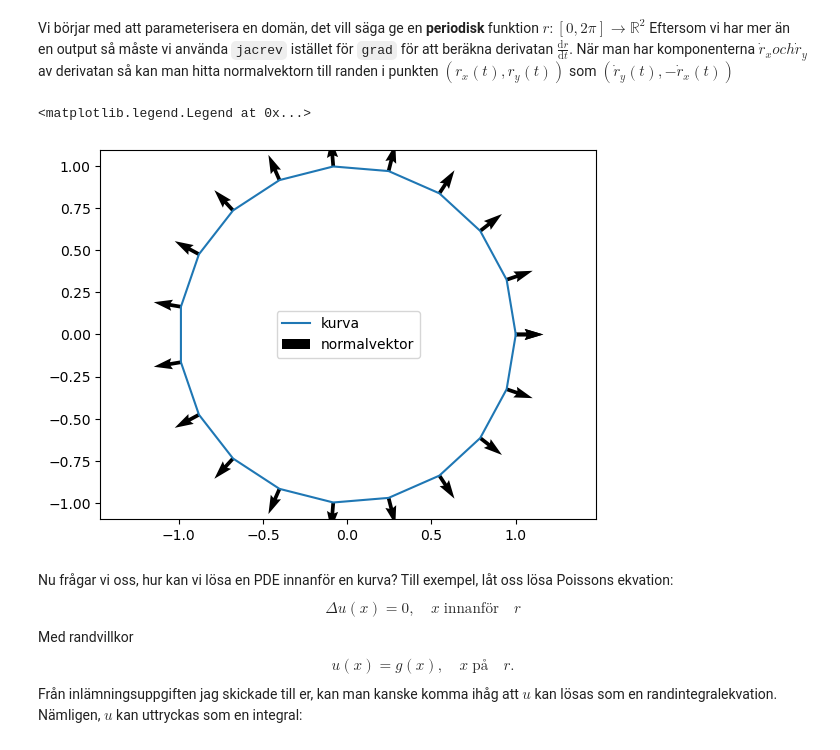
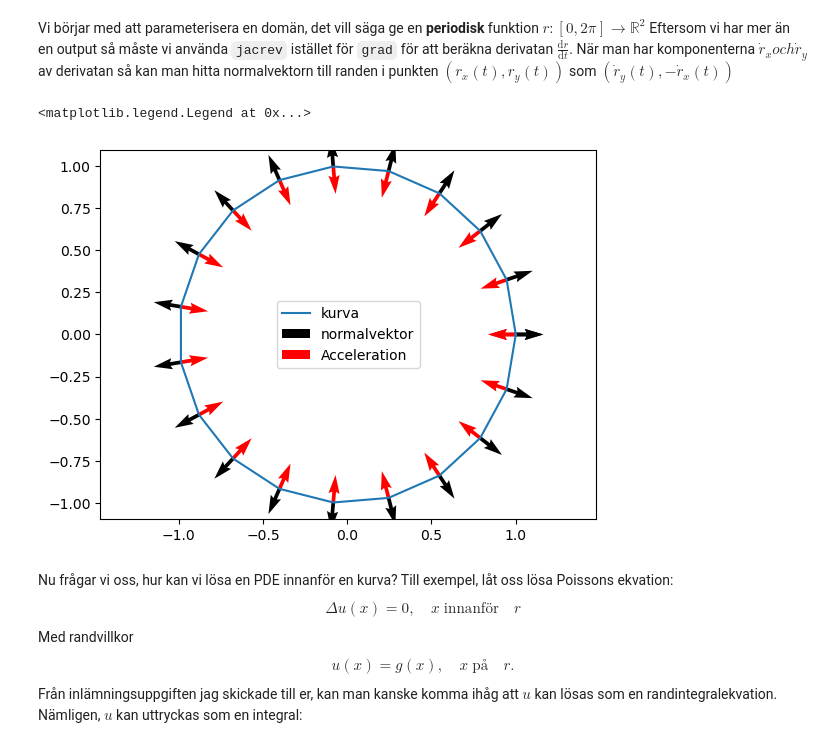
Before and after one commit to emastr/kex-asta-rebecka, a Jupyter notebook: randint_inro.ipynb, the cells around one changed output. Saved outputs shown, nothing was run; the diff lists cells and outputs as text; code cells hidden in the pictures.

```diff
--- a/randint_inro.ipynb
+++ b/randint_inro.ipynb
@@ -8,20 +12,21 @@ Vi börjar med att parameterisera en domän, det vill säga ge en <b>periodisk</
 # %%
 r = lambda t: (jnp.cos(t), jnp.sin(t)) # En cirkel
 
 
 t = jnp.linspace(0, 2 * jnp.pi, 20) # 20 punkter på cirkeln
 (rx, ry) = vmap(r)(t)               # Punkterna på cirkeln
 (drx, dry) = vmap(jacrev(r))(t)     # Derivatan av cirkelns parametrisering
-
+(ddrx, ddry) = vmap(jacfwd(jacrev(r)))(t) # Andra derivatan av cirkelns parametrisering
 
 # Plotta
 plt.plot(rx, ry, label="kurva")
 plt.quiver(rx, ry, dry, -drx, label="normalvektor")
+plt.quiver(rx, ry, ddrx, ddry, color="red", label="Acceleration")
 plt.axis('equal')
 plt.legend()
 # %% [output]
 <matplotlib.legend.Legend at 0x...>
-[figure, old version]
+[figure, new version]
 # %% [markdown]
 Nu frågar vi oss, hur kan vi lösa en PDE innanför en kurva? Till exempel, låt oss lösa Poissons ekvation:
 $$
```
Also changed, not shown: parts of 5 cells of this notebook.
